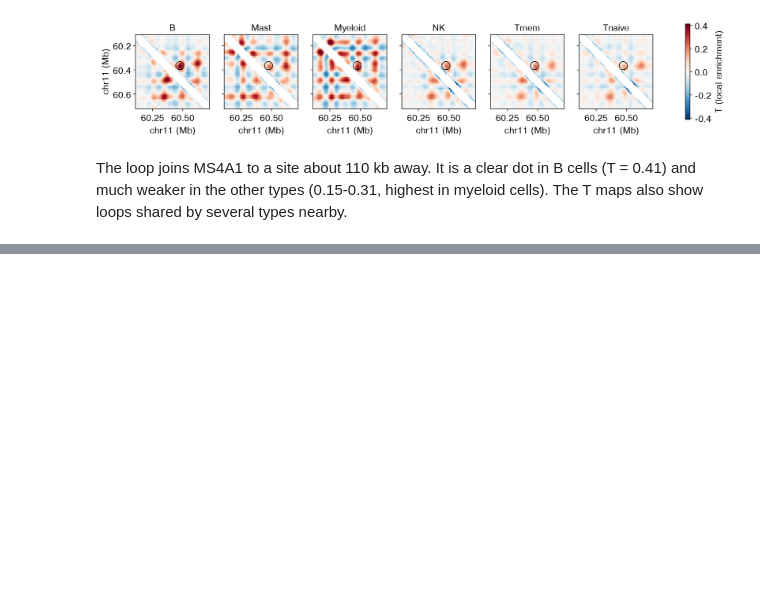
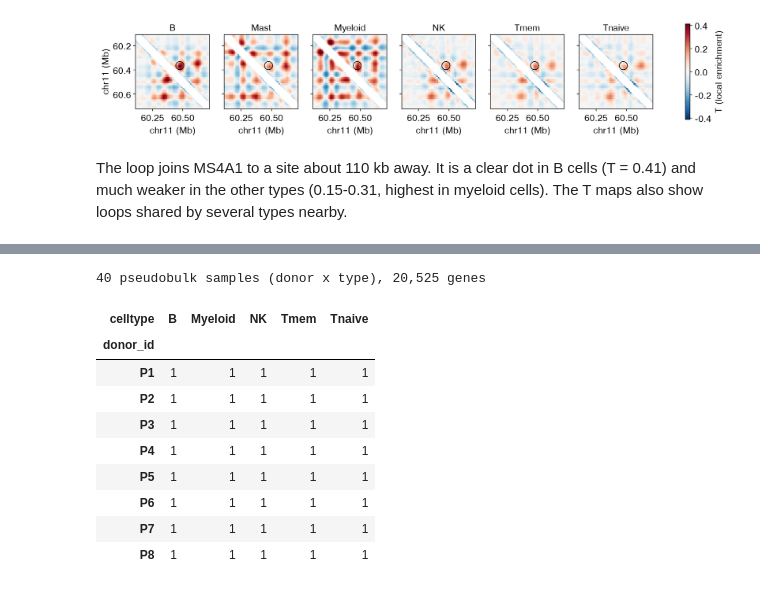
Before and after one commit to aristoteleo/epione, a Jupyter notebook: epione_guide/tutorials/single/t_sc_hic_loop.ipynb, the cells around one changed output, grey strips where cells are left out. Saved outputs shown, nothing was run; the diff lists cells and outputs as text; code cells hidden in the pictures; blank space fills up the shorter version.

```diff
--- a/epione_guide/tutorials/single/t_sc_hic_loop.ipynb
+++ b/epione_guide/tutorials/single/t_sc_hic_loop.ipynb
@@ -315,0 +329,45 @@ cells). The T maps also show loops shared by several types nearby.
+# %%
+import anndata as ad
+from scipy.sparse import csr_matrix
+
+RNA = DATA / 'scRNA_blood/Hao2021/Blood_Hao2021.h5ad'
+L2_TO_TYPE = {
+    'Myeloid': ['CD14 Mono', 'CD16 Mono', 'ASDC', 'cDC1', 'cDC2', 'pDC'],
+    'B': ['B intermediate', 'B memory', 'B naive', 'Plasmablast'],
+    'Tnaive': ['CD4 Naive', 'CD8 Naive'],
+    'Tmem': ['CD4 CTL', 'CD4 Proliferating', 'CD4 TCM', 'CD4 TEM', 'CD8 Proliferating', 'CD8 TCM',
+             'CD8 TEM', 'Treg', 'dnT', 'gdT', 'MAIT'],
+    'NK': ['NK', 'NK Proliferating', 'NK_CD56bright', 'ILC'],
+}
+RNA_TYPES = [t for t in TYPES if t in L2_TO_TYPE]          # B, Myeloid, NK, Tmem, Tnaive
+PB = OUT / 'rna_pseudobulk.parquet'
+if PB.exists():
+    pb = pd.read_parquet(PB)
+else:
+    rna = ad.read_h5ad(RNA)
+    l2 = {v: t for t, vs in L2_TO_TYPE.items() for v in vs}
+    group = (rna.obs['donor_id'].astype(str) + '|' + rna.obs['celltype.l2'].map(l2).astype(str)).to_numpy()
+    keep = ~pd.Series(group).str.endswith('|nan').to_numpy()
+    labels, idx = np.unique(group[keep], return_inverse=True)
+    onehot = csr_matrix((np.ones(keep.sum()), (idx, np.arange(keep.sum()))), shape=(len(labels), keep.sum()))
+    counts = onehot @ csr_matrix(rna.raw.X)[np.flatnonzero(keep)]            # donor x type pseudobulk
+    pb = pd.DataFrame(counts.toarray(), index=labels, columns=rna.raw.var_names.astype(str))
+    pb['n_cells'] = np.bincount(idx)
+    pb.to_parquet(PB)
+n_cells = pb.pop('n_cells')
+pb = pb.loc[n_cells > 100]                                    # as the atlas: groups of > 100 cells
+design = pd.DataFrame([i.split('|') for i in pb.index], index=pb.index, columns=['donor_id', 'celltype'])
+print(f'{len(pb)} pseudobulk samples (donor x type), {pb.shape[1]:,} genes')
+pd.crosstab(design['donor_id'], design['celltype'])
+# %% [output]
+40 pseudobulk samples (donor x type), 20,525 genes
+| celltype | B | Myeloid | NK | Tmem | Tnaive |
+| donor_id |  |  |  |  |  |
+| P1 | 1 | 1 | 1 | 1 | 1 |
+| P2 | 1 | 1 | 1 | 1 | 1 |
+| P3 | 1 | 1 | 1 | 1 | 1 |
+| P4 | 1 | 1 | 1 | 1 | 1 |
+| P5 | 1 | 1 | 1 | 1 | 1 |
+| P6 | 1 | 1 | 1 | 1 | 1 |
+| P7 | 1 | 1 | 1 | 1 | 1 |
+| P8 | 1 | 1 | 1 | 1 | 1 |
```
Also changed, not shown: parts of 12 cells of this notebook, 1 other file.
